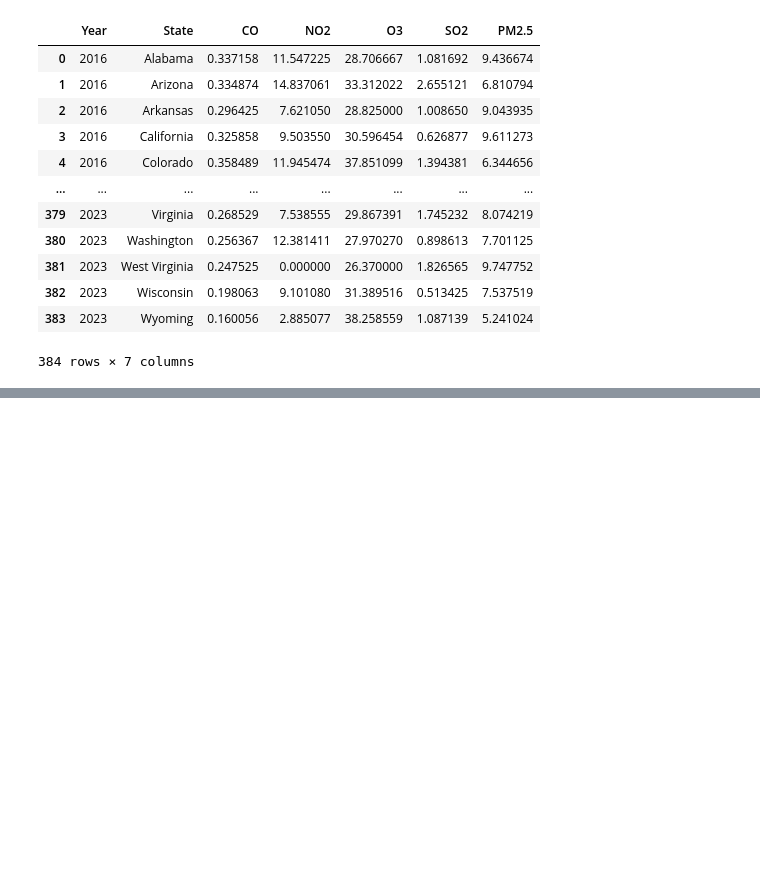
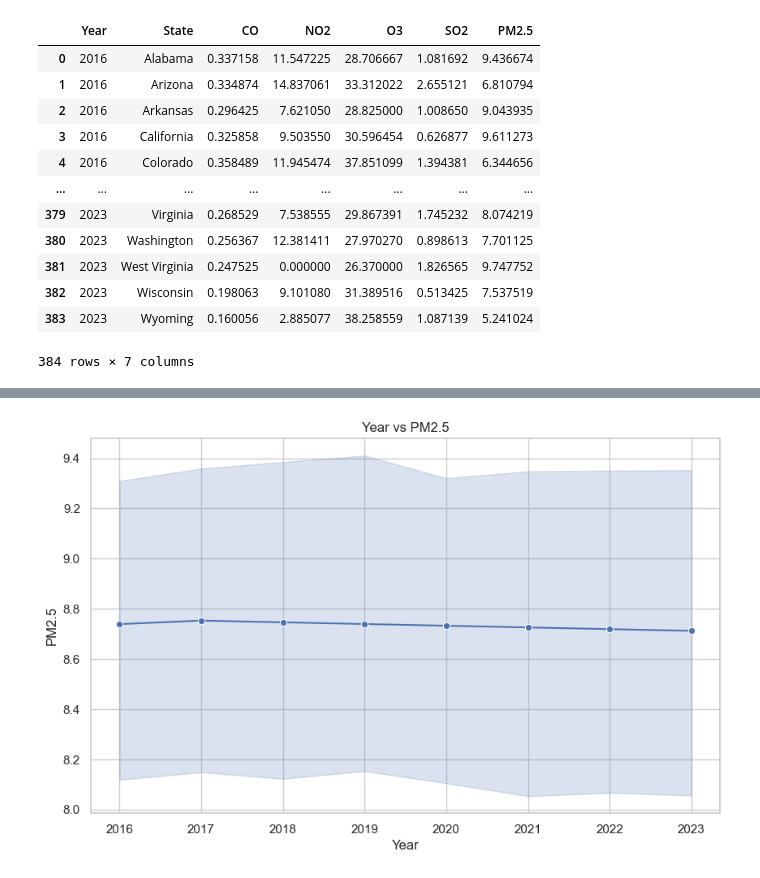
Before and after one commit to 5UMUK/ProjectAQI, a Jupyter notebook: Predictions/Predictions.ipynb, the cells around one changed output, grey strips where cells are left out. Cells and saved outputs as stored; diff of their text form; code cells hidden in the pictures; blank space fills up the shorter version.

```diff
--- a/Predictions/Predictions.ipynb
+++ b/Predictions/Predictions.ipynb
@@ -149,3 +167,18 @@ data_vis = predicted_pm25[predicted_pm25["Year"] == "2023"]
 # %%
 year_2023_rows = predicted_pm25[predicted_pm25["Year"] == 2023]
 year_2023_rows.to_csv("predicted_2023_values.csv", index=False)
+# %%
+import seaborn as sns
+sns.set(style="whitegrid")  # Set the style (optional)
+plt.figure(figsize=(10, 6))  # Set the figure size (optional)
+sns.lineplot(x='Year', y='PM2.5', data=predicted_pm25, marker='o')
+
+# Set labels and title
+plt.xlabel('Year')
+plt.ylabel('PM2.5')
+plt.title('Year vs PM2.5')
+
+# Show the plot
+plt.show()
+# %% [output]
+[figure, added]
```
Also changed, not shown: parts of 9 cells of this notebook, 8 other files.
